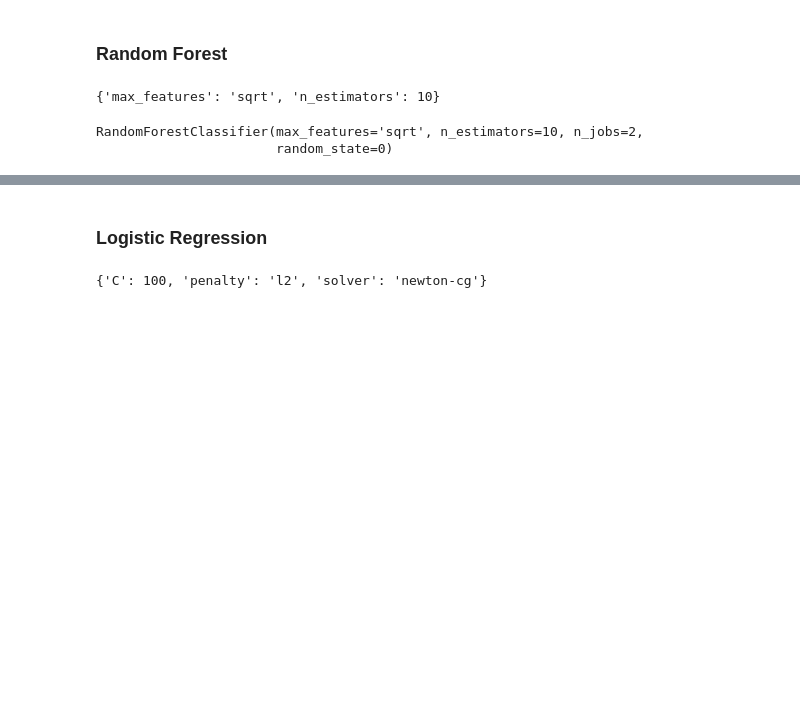
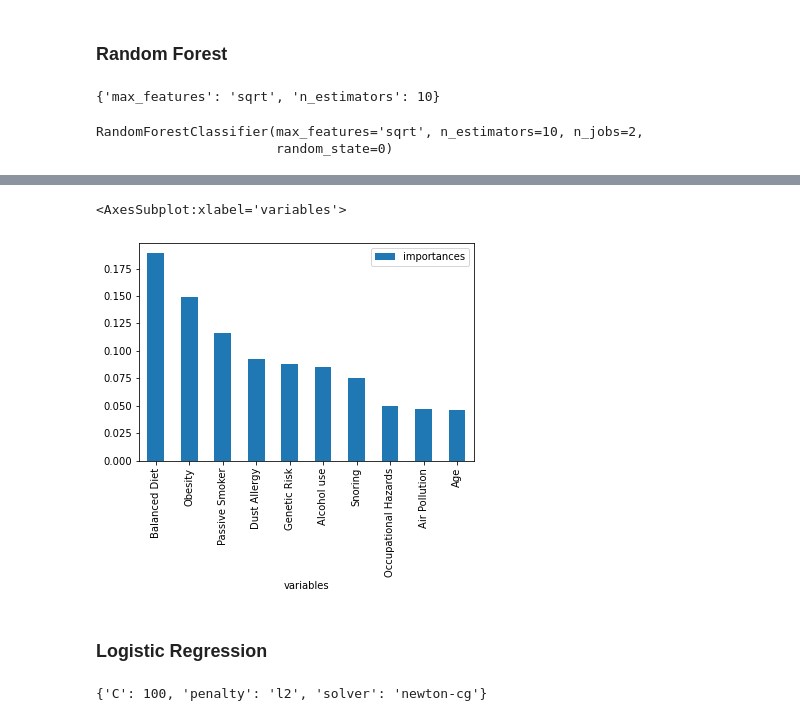
Before and after one commit to joontaka/Springboard, a Jupyter notebook: Assignments/CapstoneTwo/CapstoneTwo-Part4-Modeling.ipynb, the cells around one changed output, grey strips where cells are left out. Cells and saved outputs as stored; diff of their text form; code cells hidden in the pictures; blank space fills up the shorter version.

Commit message:
Submission of CapstoneTwo - Modeling

```diff
--- a/Assignments/CapstoneTwo/CapstoneTwo-Part4-Modeling.ipynb
+++ b/Assignments/CapstoneTwo/CapstoneTwo-Part4-Modeling.ipynb
@@ -10,6 +10,15 @@ import pandas as pd
 import numpy as np
 import matplotlib.pyplot as plt
 import seaborn as sns
+# %%
+# function to plot Top 10 feature importance
+
+def feature_importance(model, X, top):
+        importances = model.feature_importances_
+        indices = np.argsort(importances)[::-1]
+        ordered = importances[indices].reshape(-1,)
+        cols = X.columns[indices]
+        return pd.DataFrame({'variables': cols[:top], 'importances':ordered[:top]}).plot.bar(x='variables', y='importances')
 # %%
 # import data from the csv file
 
@@ -48,5 +57,3 @@ See the caveats in the documentation: https://pandas.pydata.org/pandas-docs/stab
 from sklearn.datasets import make_classification
 from sklearn.model_selection import train_test_split
 from sklearn.preprocessing import StandardScaler
-# %%
-df['Level_cat'] = df['Level'].astype("category").cat.codes
@@ -58,0 +60,5 @@ See the caveats in the documentation: https://pandas.pydata.org/pandas-docs/stab
+# %%
+# mapping "Level" to int
+
+encoding = {'Low': 0, 'Medium': 1, 'High': 2}
+df['Level_cat'] = df['Level'].map(encoding)
@@ -179,3 +184,10 @@ weighted avg       1.00      1.00      1.00       200
+# %%
+# plot Top 10 features
+
+feature_importance(model_rf2, X_test, top=10)
+# %% [output]
+<AxesSubplot:xlabel='variables'>
+[figure, added]
 # %% [markdown]
 ### Logistic Regression
 # %%
```
Also changed, not shown: parts of 27 cells of this notebook.
